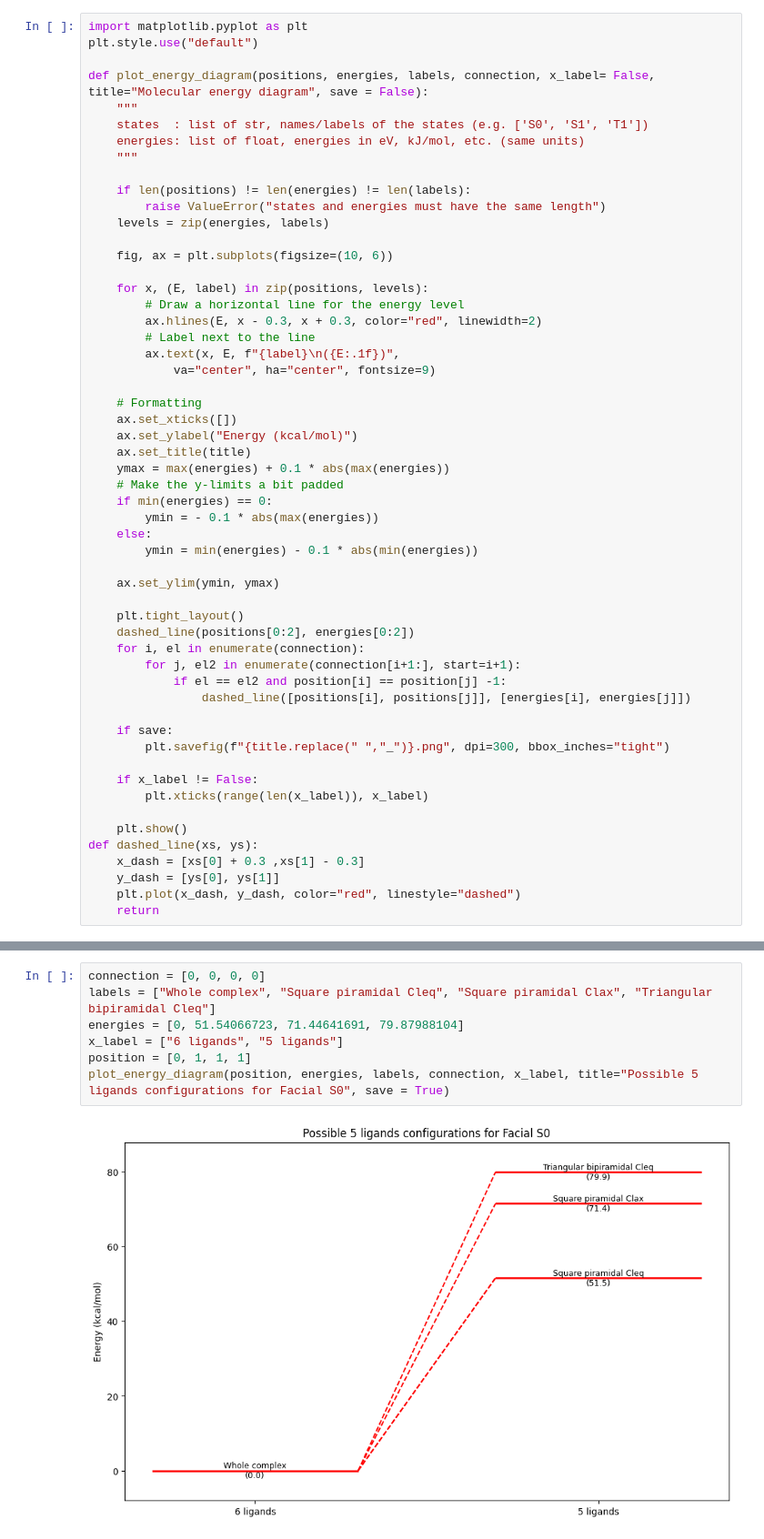
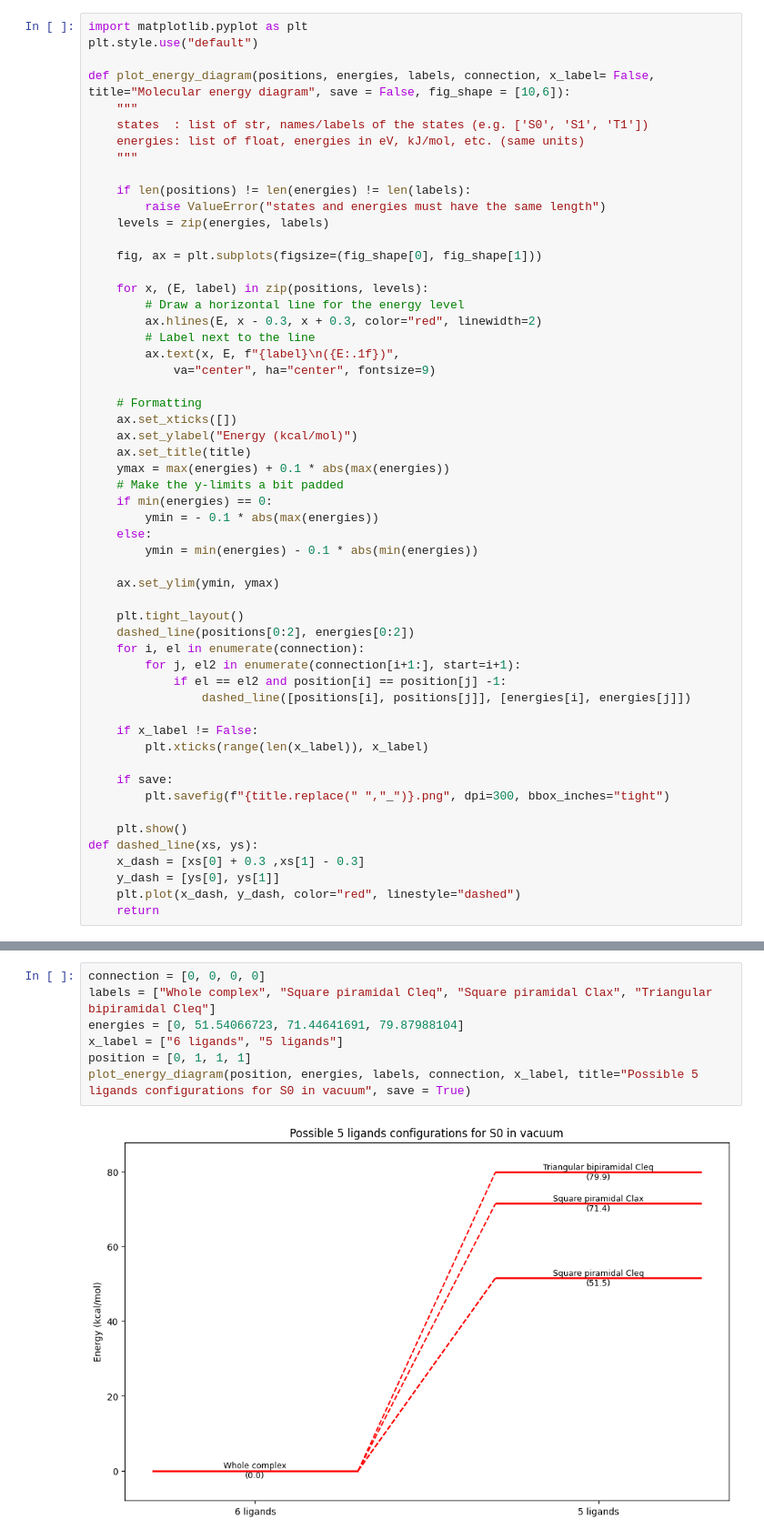
Before and after one commit to Maarsk/Gaussian_Scripts, a Jupyter notebook: energy_diagram.ipynb, the cells around one changed output, grey strips where cells are left out. Shown at 91% size. Saved outputs shown, nothing was run; the diff lists cells and outputs as text.

```diff
--- a/energy_diagram.ipynb
+++ b/energy_diagram.ipynb
@@ -2,7 +2,7 @@
 import matplotlib.pyplot as plt
 plt.style.use("default")
 
-def plot_energy_diagram(positions, energies, labels, connection, x_label= False, title="Molecular energy diagram", save = False):
+def plot_energy_diagram(positions, energies, labels, connection, x_label= False, title="Molecular energy diagram", save = False, fig_shape = [10,6]):
     """
     states  : list of str, names/labels of the states (e.g. ['S0', 'S1', 'T1'])
     energies: list of float, energies in eV, kJ/mol, etc. (same units)
@@ -12,7 +12,7 @@ def plot_energy_diagram(positions, energies, labels, connection, x_label= False,
         raise ValueError("states and energies must have the same length")
     levels = zip(energies, labels)
 
-    fig, ax = plt.subplots(figsize=(10, 6))
+    fig, ax = plt.subplots(figsize=(fig_shape[0], fig_shape[1]))
 
     for x, (E, label) in zip(positions, levels):
         # Draw a horizontal line for the energy level
@@ -41,11 +41,11 @@ def plot_energy_diagram(positions, energies, labels, connection, x_label= False,
             if el == el2 and position[i] == position[j] -1:
                 dashed_line([positions[i], positions[j]], [energies[i], energies[j]])
 
+    if x_label != False:
+        plt.xticks(range(len(x_label)), x_label)
+
     if save:
         plt.savefig(f"{title.replace(" ","_")}.png", dpi=300, bbox_inches="tight")
-
-    if x_label != False:
-        plt.xticks(range(len(x_label)), x_label)
 
     plt.show()
 def dashed_line(xs, ys):
@@ -91,9 +91,9 @@ plot_energy_diagram(position, energies, labels, connection, title="S1 DCM facial
 # %%
 connection = [0, 0, 0, 0]
 labels = ["Whole complex", "Square piramidal Cleq", "Square piramidal Clax", "Triangular bipiramidal Cleq"]
 energies = [0, 51.54066723, 71.44641691, 79.87988104]
 x_label = ["6 ligands", "5 ligands"]
 position = [0, 1, 1, 1]
-plot_energy_diagram(position, energies, labels, connection, x_label, title="Possible 5 ligands configurations for Facial S0", save = True)
+plot_energy_diagram(position, energies, labels, connection, x_label, title="Possible 5 ligands configurations for S0 in vacuum", save = True)
 # %% [output]
-[figure, old version]
+[figure, new version]
```
Also changed, not shown: parts of 11 cells of this notebook, 19 other files.
